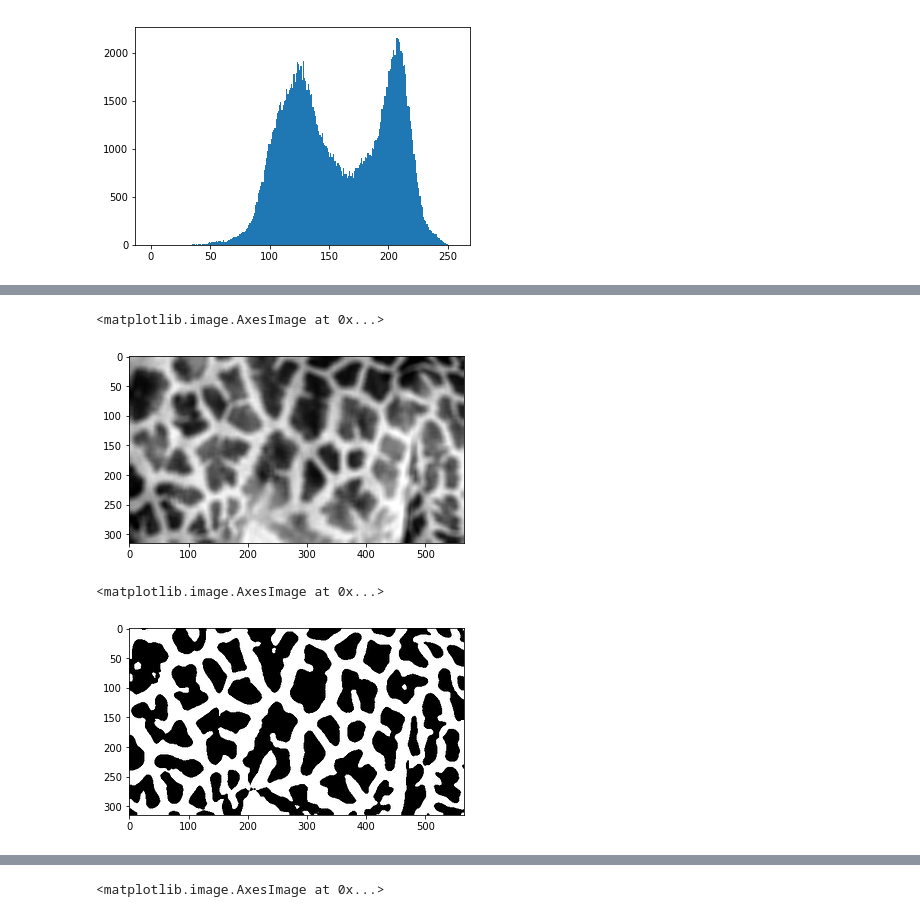
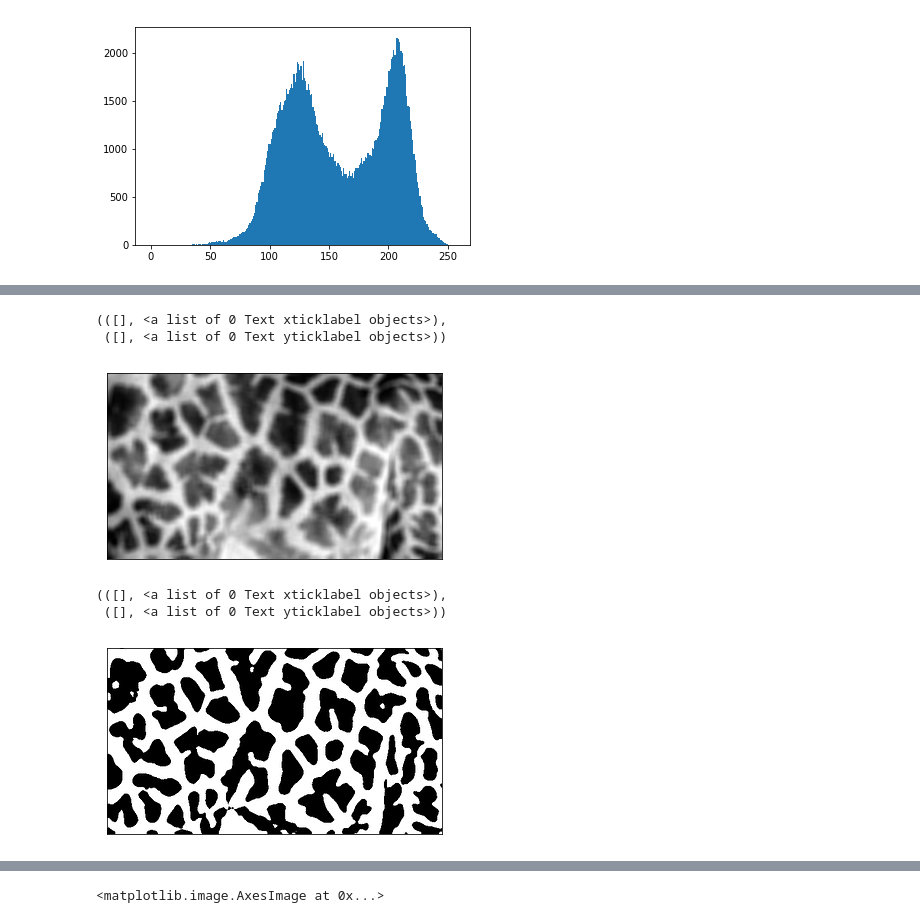
Before and after one commit to csteed/ORHS-MathThesis-2018, a Jupyter notebook: work/CNMS/Giraffe.ipynb, the cells around one changed output, grey strips where cells are left out. Cells and saved outputs as stored; diff of their text form; code cells hidden in the pictures.

Commit message:
10/14
figures for paper

```diff
--- a/work/CNMS/Giraffe.ipynb
+++ b/work/CNMS/Giraffe.ipynb
@@ -38,3 +41,9 @@ plt.show()
 #if you don't say plt.show() then it prints the array
 # %% [output]
 [figure]
+# %%
+
+equ = cv2.equalizeHist(img)
+plt.hist(equ.ravel(),256,[0,256], cumulative='true')
+plt.show()
+#if you don't say plt.show() then it prints the array
@@ -47,14 +72,18 @@ plt.show()
 #blurring
 ablur = cv2.blur(equ,(12, 12))
 plt.imshow(ablur, cmap='gray', interpolation='sinc')
+plt.xticks([]), plt.yticks([])
 # %% [output]
-<matplotlib.image.AxesImage at 0x...>
+(([], <a list of 0 Text xticklabel objects>),
+ ([], <a list of 0 Text yticklabel objects>))
-[figure, old version]
+[figure, new version]
 # %%
 #thresholding using average blur and mean threshold
 a_mthres = cv2.adaptiveThreshold(ablur,1,cv2.ADAPTIVE_THRESH_MEAN_C,\
             cv2.THRESH_BINARY,49,4)
 plt.imshow(a_mthres, cmap='gray', interpolation='sinc')
+plt.xticks([]), plt.yticks([])
 # %% [output]
-<matplotlib.image.AxesImage at 0x...>
+(([], <a list of 0 Text xticklabel objects>),
+ ([], <a list of 0 Text yticklabel objects>))
-[figure, old version]
+[figure, new version]
```
Also changed, not shown: parts of 11 cells of this notebook, 5 other files.
